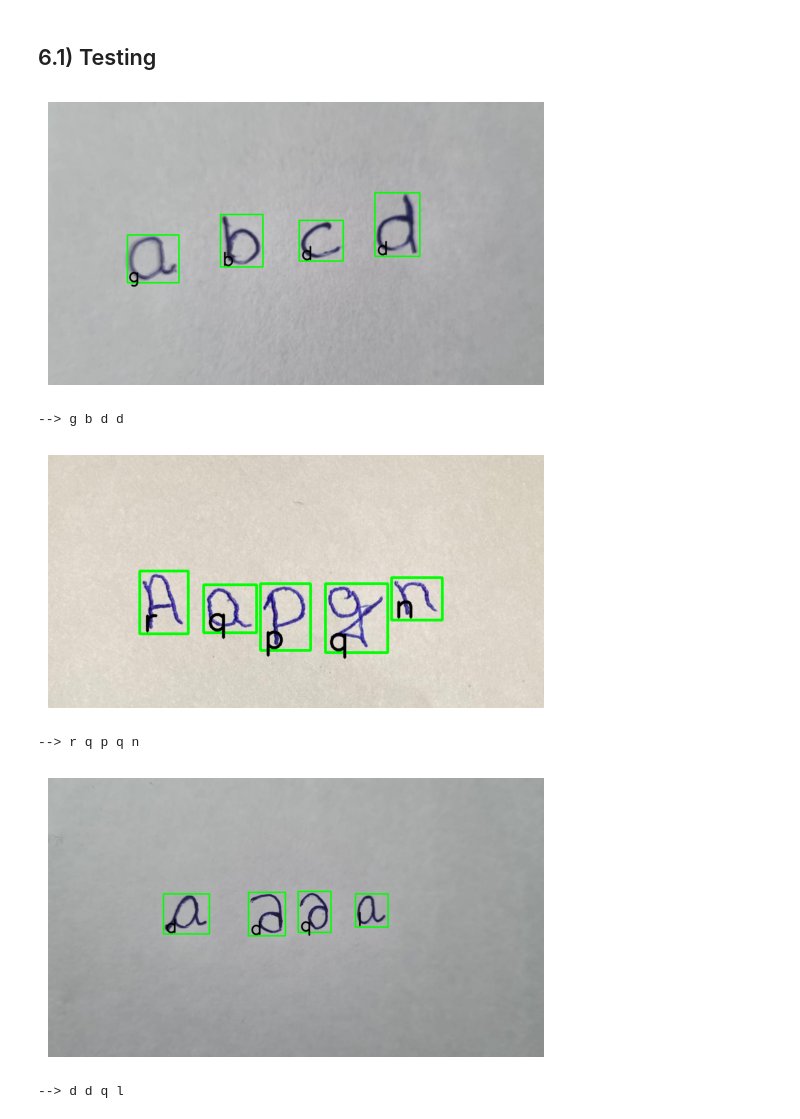
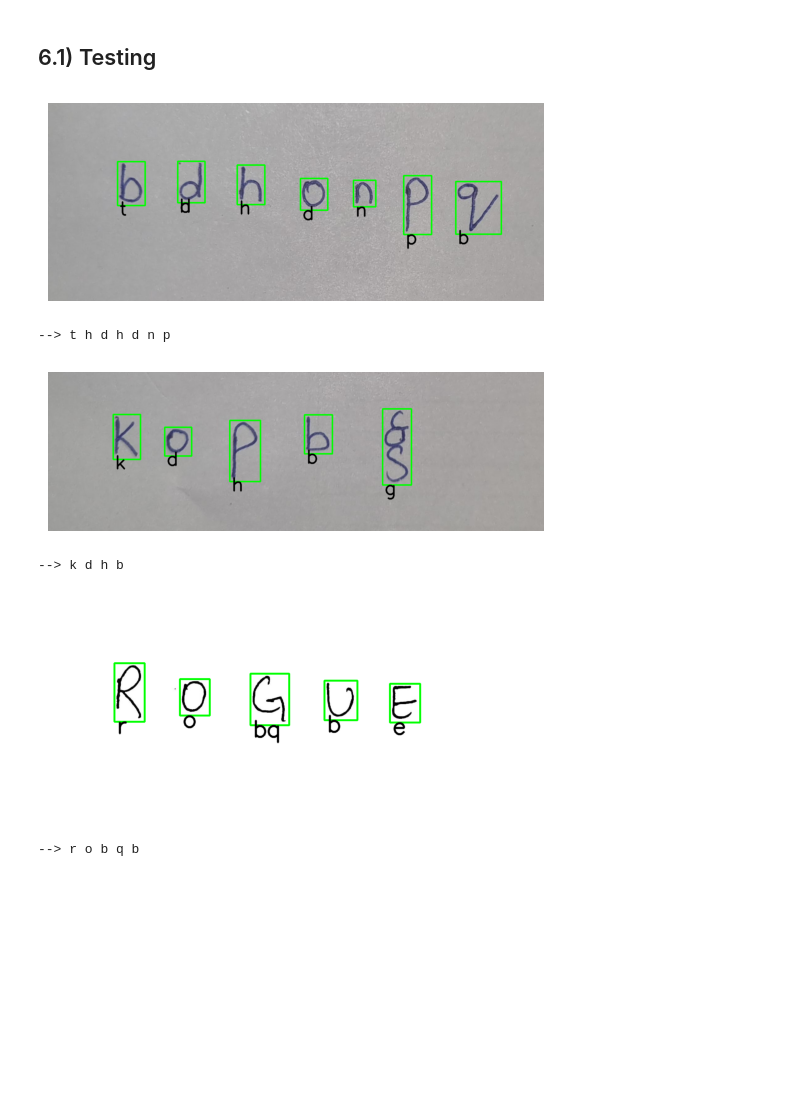
Before and after one commit to aishwaryabit1603/SE_Handwritten_OCR, a Jupyter notebook: Ocr.ipynb, the cells around one changed output. Cells and saved outputs as stored; diff of their text form; code cells hidden in the pictures; blank space fills up the shorter version.

Commit message:
Kaggle Notebook | Optical Character Recognition (OCR) using DL | Version 7

```diff
--- a/Ocr.ipynb
+++ b/Ocr.ipynb
@@ -410,25 +396,25 @@ def extract(image):
 ## 6.1) Testing
 # %%
 # Testing 1
-img = read_image('/kaggle/input/test-3/WhatsApp Image 2024-04-19 at 21.39.26.jpeg')
+img = read_image('/kaggle/input/new-test1/WhatsApp Image 2024-05-01 at 12.26.20.jpeg')
 text = extract(img)
 print('-->',text)
 # %% [output]
-[figure, old version]
+[figure, new version]
---> g b d d
+--> t h d h d n p
 # %%
 # Testing 2
-img2 = read_image('/kaggle/input/ttyiou/WhatsApp Image 2024-04-19 at 22.37.15.jpeg')
+img2 = read_image('/kaggle/input/testcase123/WhatsApp Image 2024-05-01 at 12.26.26.jpeg')
 text = extract(img2)
 print('-->',text)
 # %% [output]
-[figure, old version]
+[figure, new version]
---> r q p q n
+--> k d h b
 # %%
 # Testing 3
-img3 = read_image('/kaggle/input/qwerty/WhatsApp Image 2024-04-19 at 22.41.52.jpeg')
+img3 = read_image('/kaggle/input/asd123/WhatsApp Image 2024-05-01 at 12.33.04.jpeg')
 text = extract(img3)
 print('-->',text)
 # %% [output]
-[figure, old version]
+[figure, new version]
---> d d q l
+--> r o b q b
```
Also changed, not shown: parts of 12 cells of this notebook.
